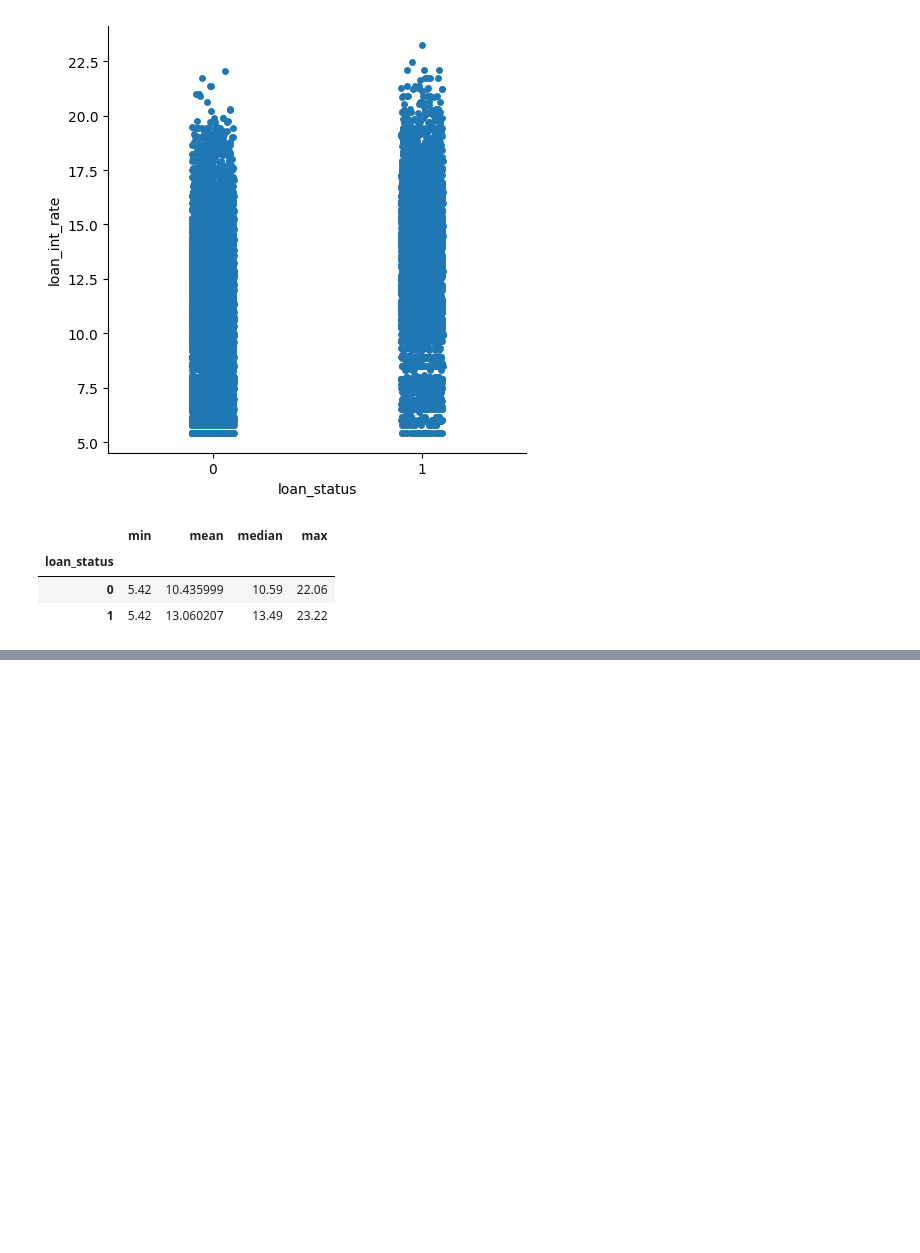
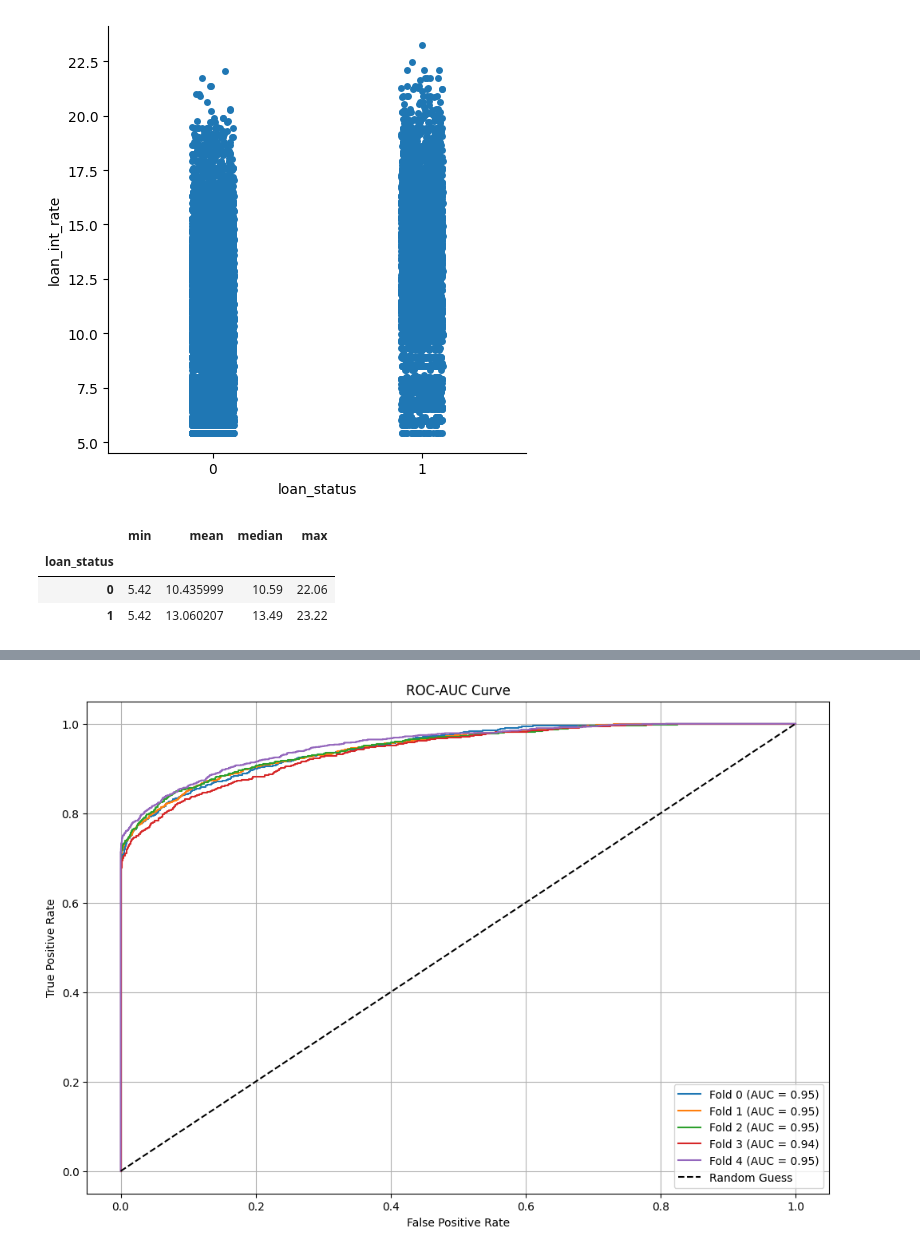
Before and after one commit to Ruben-Boeckx/Loan-approval, a Jupyter notebook: Draft.ipynb, the cells around one changed output, grey strips where cells are left out. Saved outputs shown, nothing was run; the diff lists cells and outputs as text; code cells hidden in the pictures; blank space fills up the shorter version.

```diff
--- a/Draft.ipynb
+++ b/Draft.ipynb
@@ -152,0 +201,4 @@ Name: count, dtype: int64
+# %%
+plot_roc_auc_curves(fpr_list, tpr_list, roc_auc_list)
+# %% [output]
+[figure, added]
```
Also changed, not shown: parts of 9 cells of this notebook, 1 other file.
